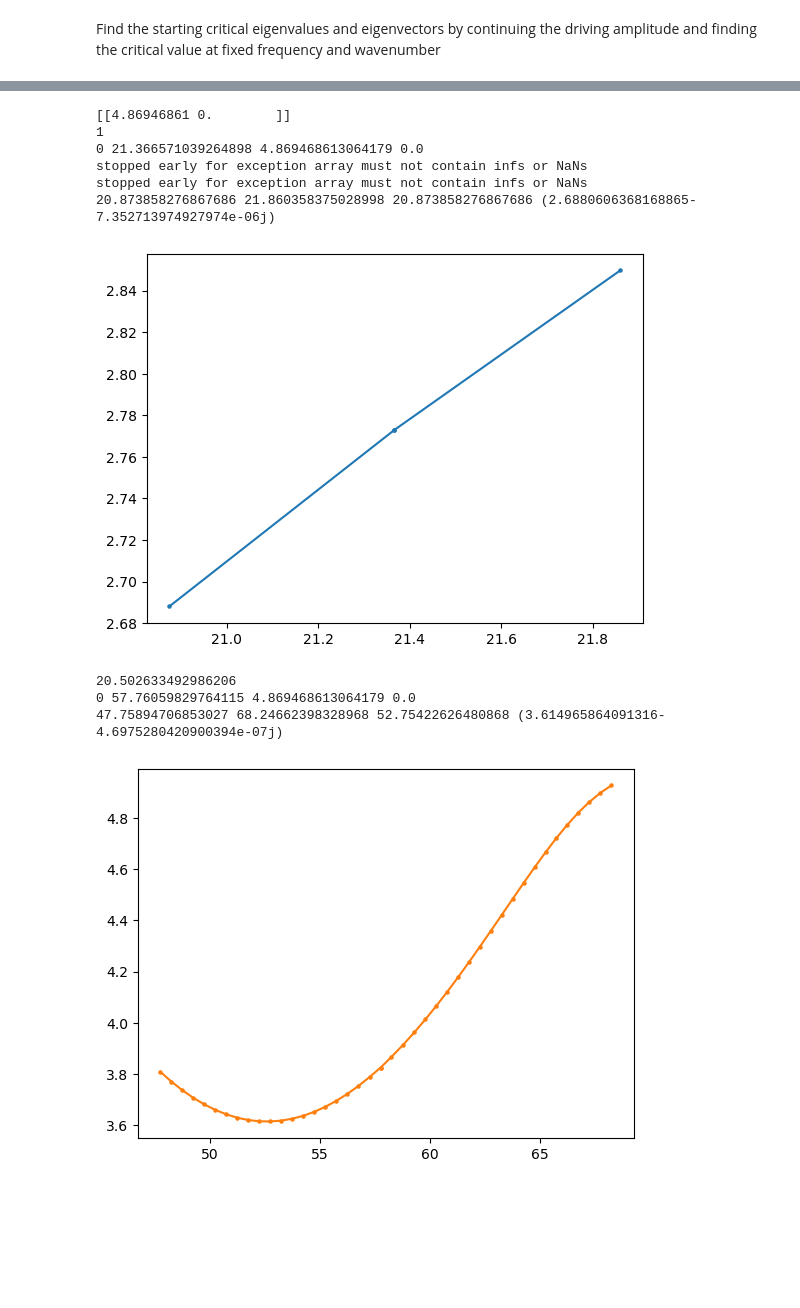
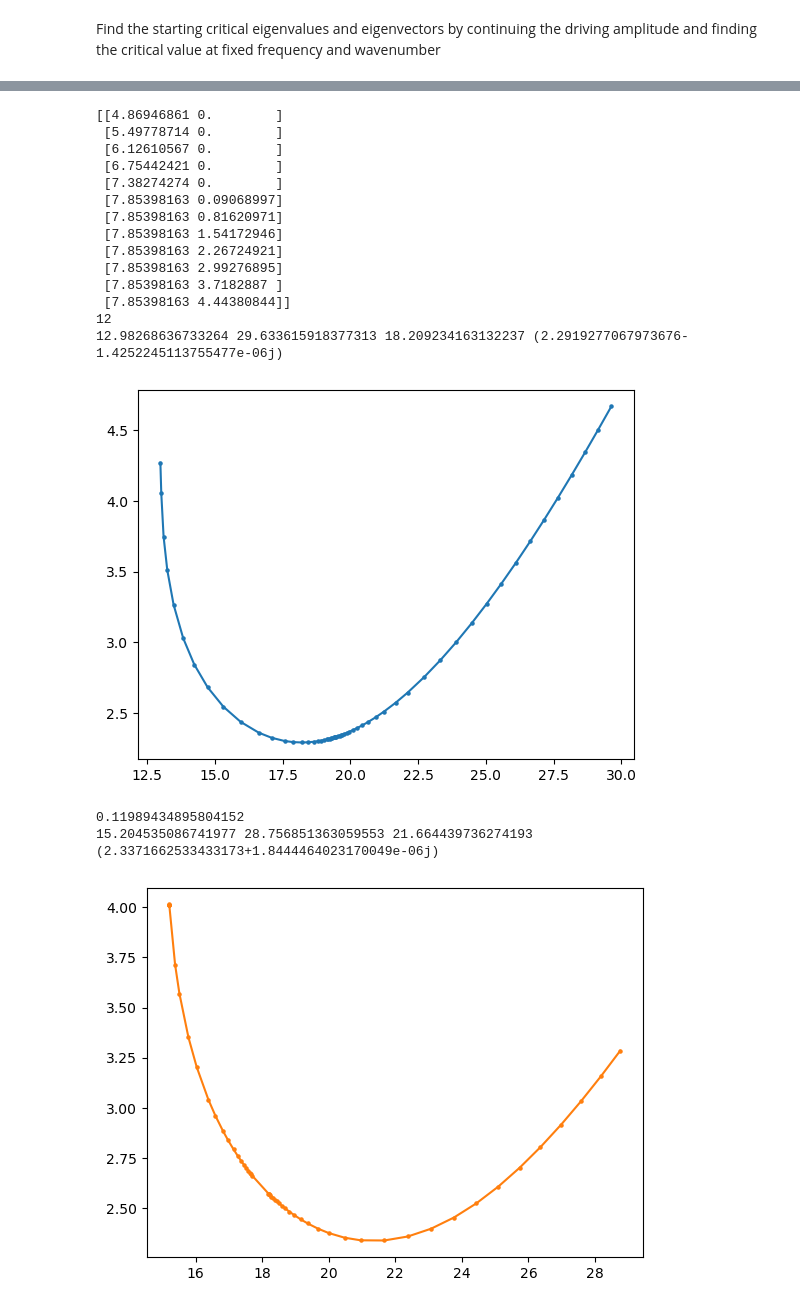
Before and after one commit to znicolaou/viscidfaraday, a Jupyter notebook: viscid_experiment_new.ipynb, the cells around one changed output, grey strips where cells are left out. Drawn from its saved outputs; the diff is of its cells as text; code cells hidden in the pictures; blank space fills up the shorter version.

```diff
--- a/viscid_experiment_new.ipynb
+++ b/viscid_experiment_new.ipynb
@@ -39,7 +39,7 @@ argsdict['k1y']=0
 argsdict['k2x']=-np.pi*s/2
 argsdict['k2y']=3**0.5*s/2*np.pi
 argsdict['h0']=1.0*s2
-argsdict['As']=0.8*s2
+argsdict['As']=0.75*s2
 num=50
 
 argsdict['k1x']=np.pi*s
@@ -407,26 +410,31 @@ argsdict['verbose']=0
 argsdict['lambdamax']=admax
 
 ds=5E-1
+ds0=2E-2
 argsdict['dsmax']=ds
-argsdict['ds']=ds/10
+argsdict['ds']=ds0
 argsdict['dsmin']=1E-3
 
-argsdict['epsu']=1E-2
+argsdict['epsu']=1E-3
 argsdict['epsl']=1E-3
 argsdict['dmu_fd']=1E-2
 argsdict['epstp']=np.inf
-argsdict['epstp']=5E0
+# argsdict['epstp']=2E0
+argsdict['epstp']=1E0
 argsdict['epdir']=np.inf
+argsdict['thmu']=5E-1
+argsdict['thl']=5E0
 argsdict['thu']=1E-3
 argsdict['itmax']=10
+argsdict['Nsteps']=50
+np.random.seed(1)
 
-# ks=np.concatenate([np.transpose([kxs1[-20::4],kys1[-20::4]]),np.transpose([kxs2[::8],kys2[::8]])])
-ks=ks[:1]
+ks=np.concatenate([np.transpose([kxs1[-20::4],kys1[-20::4]]),np.transpose([kxs2[::8],kys2[::8]])])
 
 print(ks)
 print(len(ks))
-overwrite=True
-load=False
+load=True
+overwrite=False
 
 l=0
 for j in range(2):
@@ -512,11 +520,11 @@ for j in range(2):
             argsdict['pari']=freq0-dfreq
             argsdict['parf']=freq0+dfreq
 
-            argsdict['ds']=ds
+            argsdict['ds']=ds0
             np.random.seed(l)
             ads2,vs2,ws2,pars2,dirs2,dss2=viscid.pseudocont(ad0, vs0, ws0, mat, argsdict, mat2)
             argsdict['freq']=freq0
-            argsdict['ds']=-ds
+            argsdict['ds']=-ds0
             np.random.seed(l)
             ads3,vs3,ws3,pars3,dirs3,dss3=viscid.pseudocont(ad0, vs0, ws0, mat, argsdict, mat2)
 
@@ -533,41 +541,48 @@ for j in range(2):
                 np.save('data/experiment/%iws.npy'%(l),wssweep[l])
                 np.save('data/experiment/%ifreqs.npy'%(l),freqsweep[l])
                 np.save('data/experiment/%idirs.npy'%(l),dirsweep[l])
                 np.save('data/experiment/%idss.npy'%(l),dssweep[l])
 
         else:
             adssweep=adssweep+[np.load('data/experiment/%iads.npy'%(l))]
             vssweep=vssweep+[np.load('data/experiment/%ivs.npy'%(l))]
             wssweep=wssweep+[np.load('data/experiment/%iws.npy'%(l))]
             freqsweep=freqsweep+[np.load('data/experiment/%ifreqs.npy'%(l))]
             dirsweep=dirsweep+[np.load('data/experiment/%idirs.npy'%(l))]
             dssweep=dssweep+[np.load('data/experiment/%idss.npy'%(l))]
 
         ind=np.argmin(np.abs(adssweep[-1]))
         ad0=adssweep[-1][ind]
         vs0=np.array(vssweep[-1][ind])
         ws0=np.array(wssweep[-1][ind])
         freq0=freqsweep[-1][ind]
         print(freqsweep[-1][0],freqsweep[-1][-1],freq0,ad0)
 
 
         plt.plot(freqsweep[l],np.abs(np.real(adssweep[l])),c=colors[l%len(colors)])
         plt.scatter(freqsweep[l],np.abs(np.real(adssweep[l])),c=colors[l%len(colors)],s=5)
         plt.show()
 
         l=l+1
 
         stop=timeit.default_timer()
         print(stop-start)
 # %% [output]
-[[4.86946861 0.        ]]
-1
-0 21.366571039264898 4.869468613064179 0.0
-stopped early for exception array must not contain infs or NaNs
-stopped early for exception array must not contain infs or NaNs
-20.873858276867686 21.860358375028998 20.873858276867686 (2.6880606368168865-7.352713974927974e-06j)
+[[4.86946861 0.        ]
+ [5.49778714 0.        ]
+ [6.12610567 0.        ]
+ [6.75442421 0.        ]
+ [7.38274274 0.        ]
+ [7.85398163 0.09068997]
+ [7.85398163 0.81620971]
+ [7.85398163 1.54172946]
+ [7.85398163 2.26724921]
+ [7.85398163 2.99276895]
+ [7.85398163 3.7182887 ]
+ [7.85398163 4.44380844]]
+12
+12.98268636733264 29.633615918377313 18.209234163132237 (2.2919277067973676-1.4252245113755477e-06j)
-[figure, old version]
+[figure, new version]
-20.502633492986206
-0 57.76059829764115 4.869468613064179 0.0
-47.75894706853027 68.24662398328968 52.75422626480868 (3.614965864091316-4.6975280420900394e-07j)
+0.11989434895804152
+15.204535086741977 28.756851363059553 21.664439736274193 (2.3371662533433173+1.8444464023170049e-06j)
-[figure, old version]
+[figure, new version]
```
Also changed, not shown: parts of 6 cells of this notebook, 2 other files.
